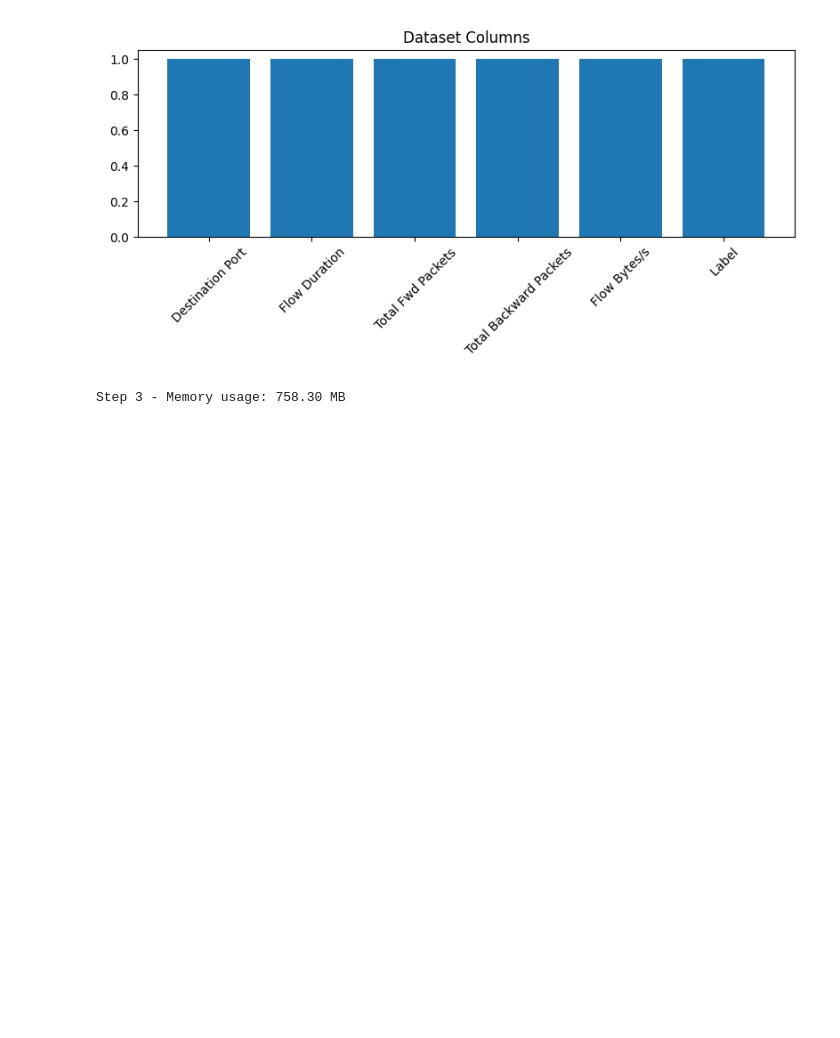
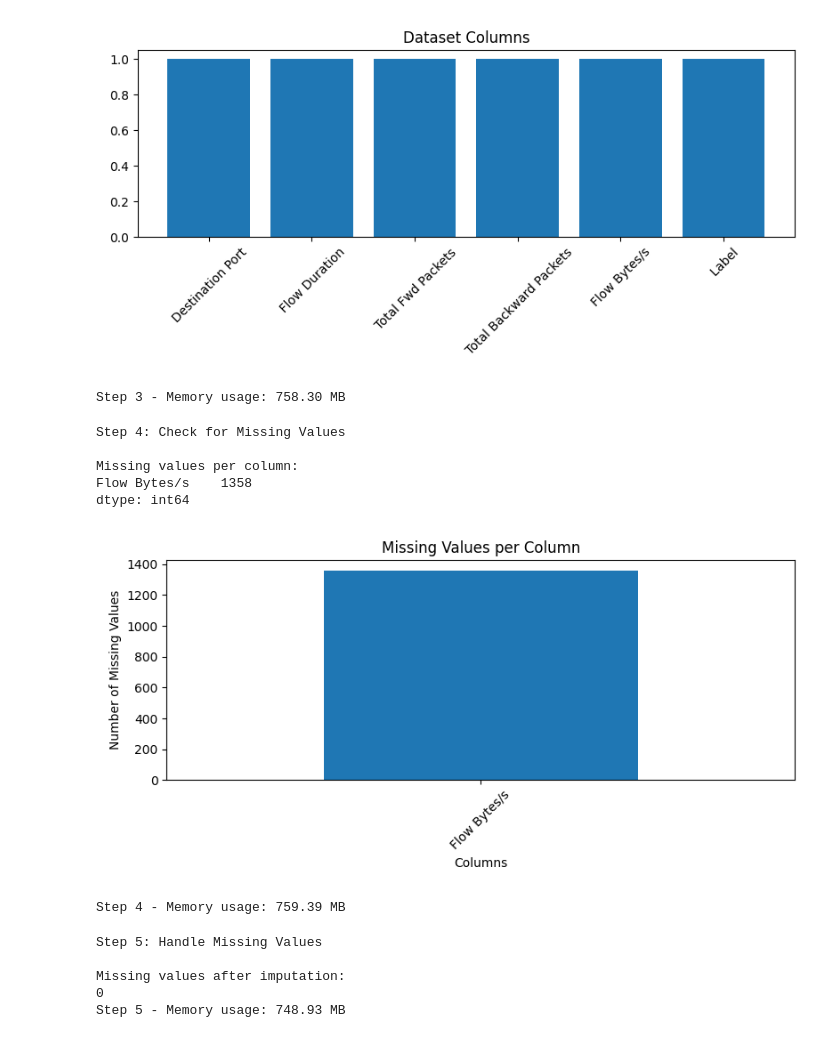
Before and after one commit to fjadidi2001/Cyber-Attack-Detection, a Jupyter notebook: CyberAttackDetection.ipynb, the cells around one changed output. Drawn from its saved outputs; the diff is of its cells as text; code cells hidden in the pictures; blank space fills up the shorter version.

Commit message:
Step 5: Handle Missing Values

```diff
--- a/CyberAttackDetection.ipynb
+++ b/CyberAttackDetection.ipynb
@@ -191,3 +191,65 @@ First 5 rows:
 max               2.919220e+05           inf
 [figure]
 Step 3 - Memory usage: 758.30 MB
+# %%
+# Step 4: Check for Missing Values
+def check_missing_values(df):
+    print("\nStep 4: Check for Missing Values")
+    missing_values = df.isnull().sum()
+    print("\nMissing values per column:")
+    print(missing_values[missing_values > 0])
+
+    # Visualize missing values
+    if missing_values[missing_values > 0].empty:
+        print("No missing values to visualize.")
+    else:
+        plt.figure(figsize=(8, 4))
+        missing_values[missing_values > 0].plot(kind='bar')
+        plt.title("Missing Values per Column")
+        plt.xlabel("Columns")
+        plt.ylabel("Number of Missing Values")
+        plt.xticks(rotation=45)
+        plt.tight_layout()
+        plt.savefig('missing_values.png')
+        plt.close()
+        display(Image('missing_values.png'))
+
+    print_memory_usage("Step 4")
+    return missing_values
+
+missing_values = check_missing_values(df)
+# %% [output]
+Step 4: Check for Missing Values
+
+Missing values per column:
+Flow Bytes/s    1358
+dtype: int64
+[figure, added]
+Step 4 - Memory usage: 759.39 MB
+# %%
+# Step 5: Handle Missing Values
+def handle_missing_values(df):
+    print("\nStep 5: Handle Missing Values")
+    # Replace inf values with NaN
+    df.replace([np.inf, -np.inf], np.nan, inplace=True)
+
+    # Impute numerical columns with median
+    numerical_cols = df.select_dtypes(include=['float32', 'int32']).columns
+    if not numerical_cols.empty:
+        imputer = SimpleImputer(strategy='median')
+        df[numerical_cols] = imputer.fit_transform(df[numerical_cols])
+    else:
+        print("Error: No numerical columns found for imputation.")
+
+    print("\nMissing values after imputation:")
+    print(df.isnull().sum().sum())
+    print_memory_usage("Step 5")
+    return df
+
+df = handle_missing_values(df)
+# %% [output]
+Step 5: Handle Missing Values
+
+Missing values after imputation:
+0
+Step 5 - Memory usage: 748.93 MB
```
